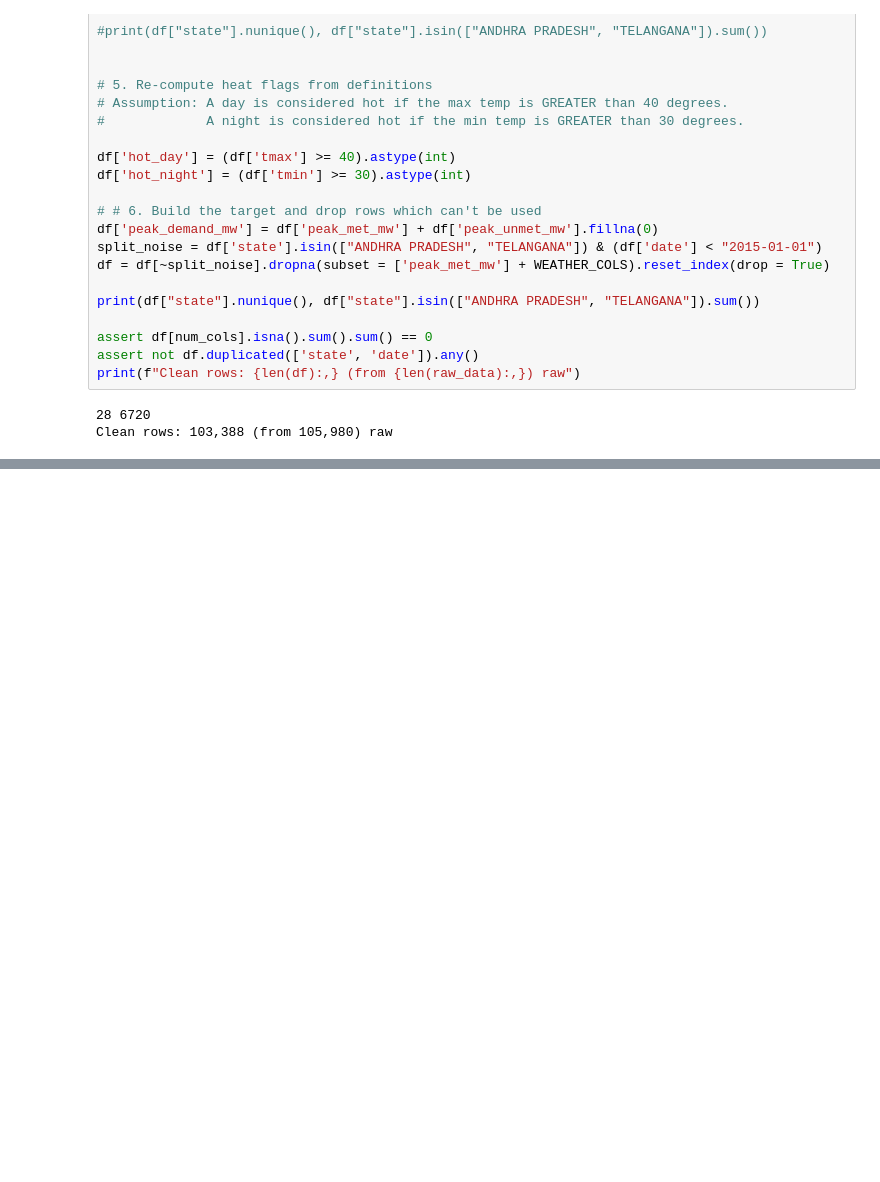
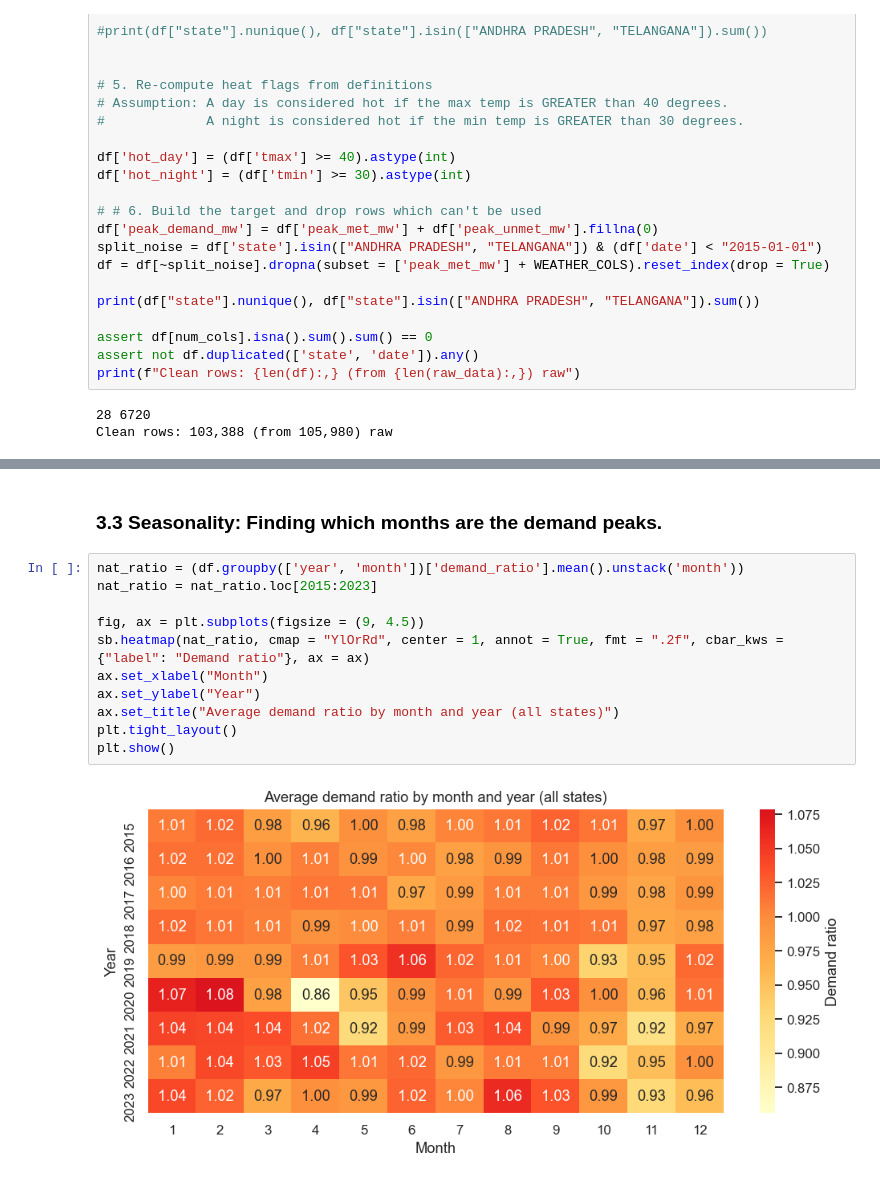
Before and after one commit to mkrohit1798/India-Heatwave-Electricity-Demand, a Jupyter notebook: notebooks/Untitled.ipynb, the cells around one changed output, grey strips where cells are left out. Cells and saved outputs as stored; diff of their text form; blank space fills up the shorter version.

```diff
--- a/notebooks/Untitled.ipynb
+++ b/notebooks/Untitled.ipynb
@@ -161,0 +210,15 @@ df.describe().T[['count', 'mean', 'min', 'max']].round(2)
+# %% [markdown]
+### 3.3 Seasonality: Finding which months are the demand peaks.
+# %%
+nat_ratio = (df.groupby(['year', 'month'])['demand_ratio'].mean().unstack('month'))
+nat_ratio = nat_ratio.loc[2015:2023]
+
+fig, ax = plt.subplots(figsize = (9, 4.5))
+sb.heatmap(nat_ratio, cmap = "YlOrRd", center = 1, annot = True, fmt = ".2f", cbar_kws = {"label": "Demand ratio"}, ax = ax)
+ax.set_xlabel("Month")
+ax.set_ylabel("Year")
+ax.set_title("Average demand ratio by month and year (all states)")
+plt.tight_layout()
+plt.show()
+# %% [output]
+[figure, added]
```
Also changed, not shown: parts of 12 cells of this notebook.
